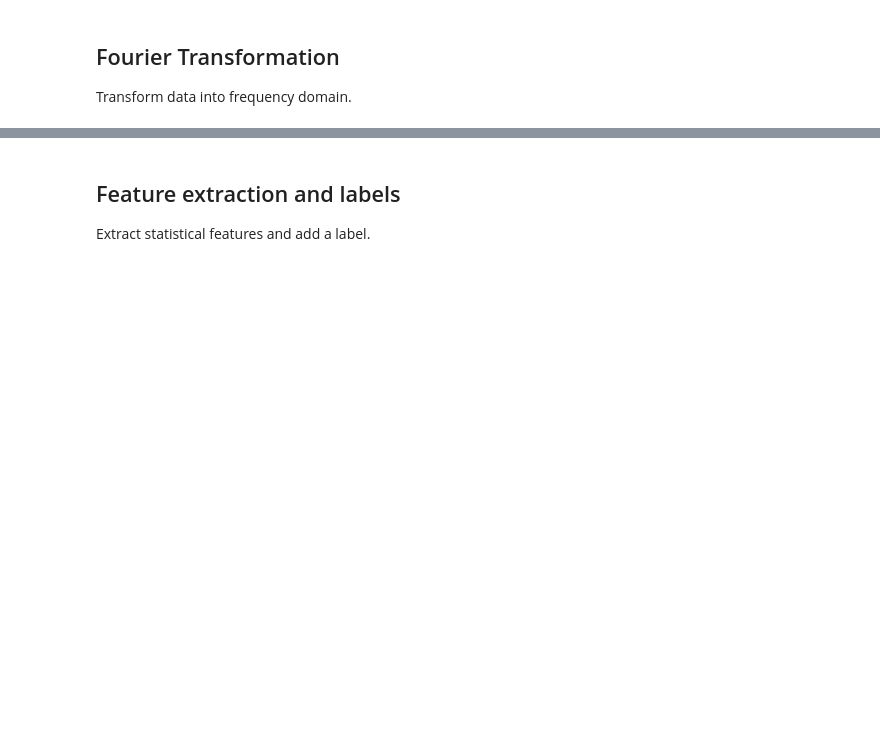
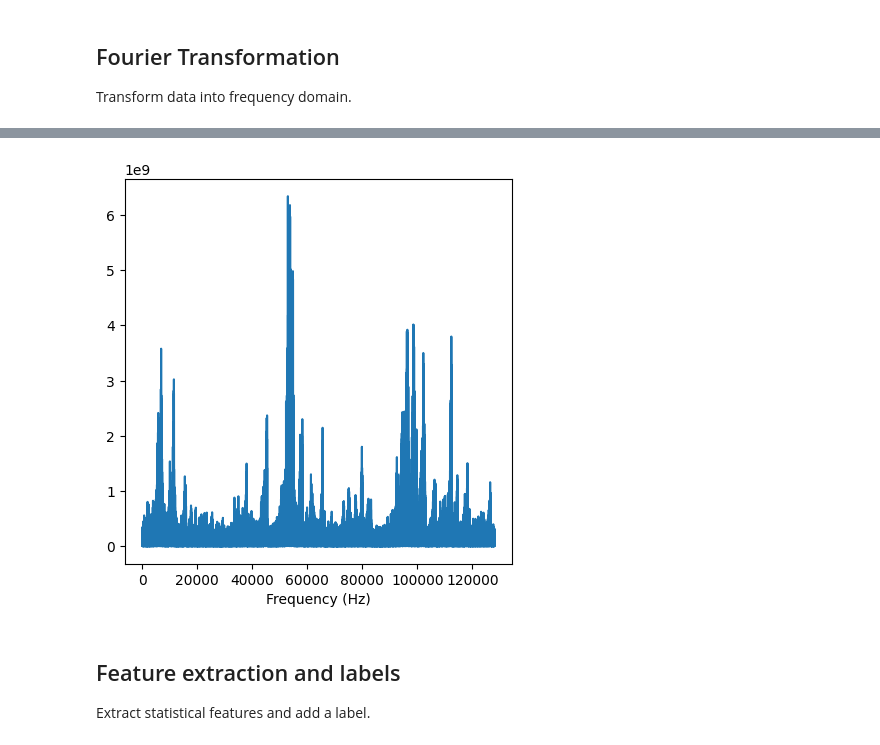
Before and after one commit to JPNMint/Cavitation_detection_ML, a Jupyter notebook: pipeline_V1.ipynb, the cells around one changed output, grey strips where cells are left out. Cells and saved outputs as stored; diff of their text form; code cells hidden in the pictures; blank space fills up the shorter version.

```diff
--- a/pipeline_V1.ipynb
+++ b/pipeline_V1.ipynb
@@ -80,3 +85,21 @@ freq, df_ftt = fourier_trans(sr[0],df_split)
+# %%
+def plot_half_freq(frequency, spectrum):
+
+    X = np.fft.fft(spectrum)
+    X_mag = np.abs(X)
+    f = np.linspace(0, sr[0], len(X_mag))
+    half = int(len(X_mag)/2)
+    fft_fre = np.fft.rfftfreq(len(X_mag), d=1./frequency)
+
+    abs_spec = abs(X_mag[:half+1])
+    plt.figure(figsize=(5, 5))
+    plt.plot(fft_fre, abs_spec) # magnitude spectrum
+    plt.xlabel('Frequency (Hz)')
+    plt.show()
+
+plot_half_freq(sr[0],df_fft[0])
+# %% [output]
+[figure, added]
 # %% [markdown]
 ## Feature extraction and labels
 
```
Also changed, not shown: parts of 14 cells of this notebook.
